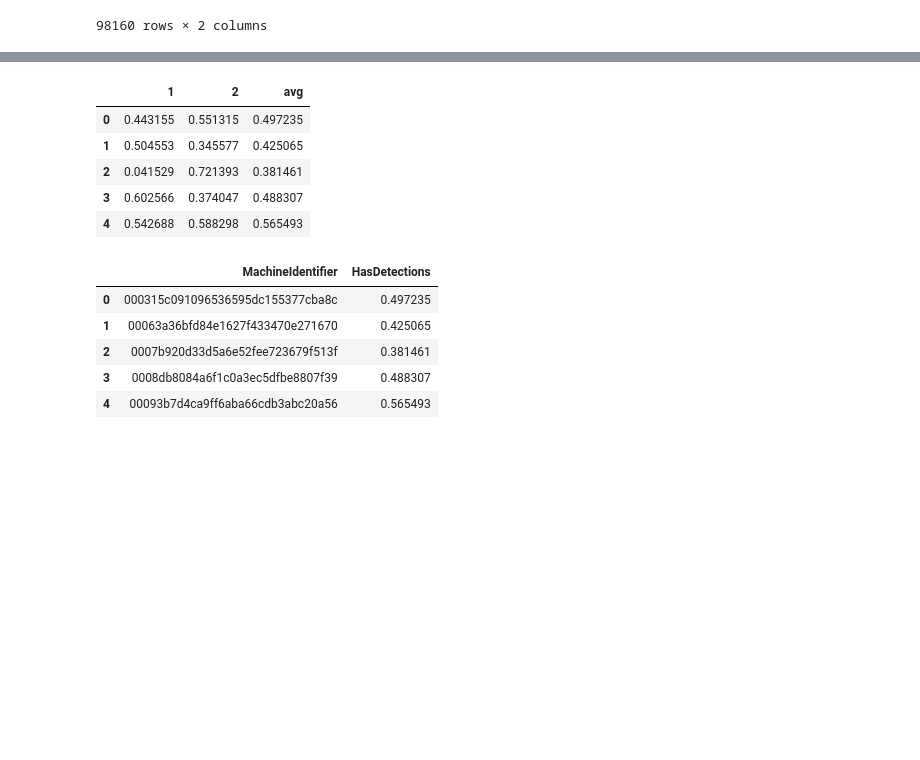
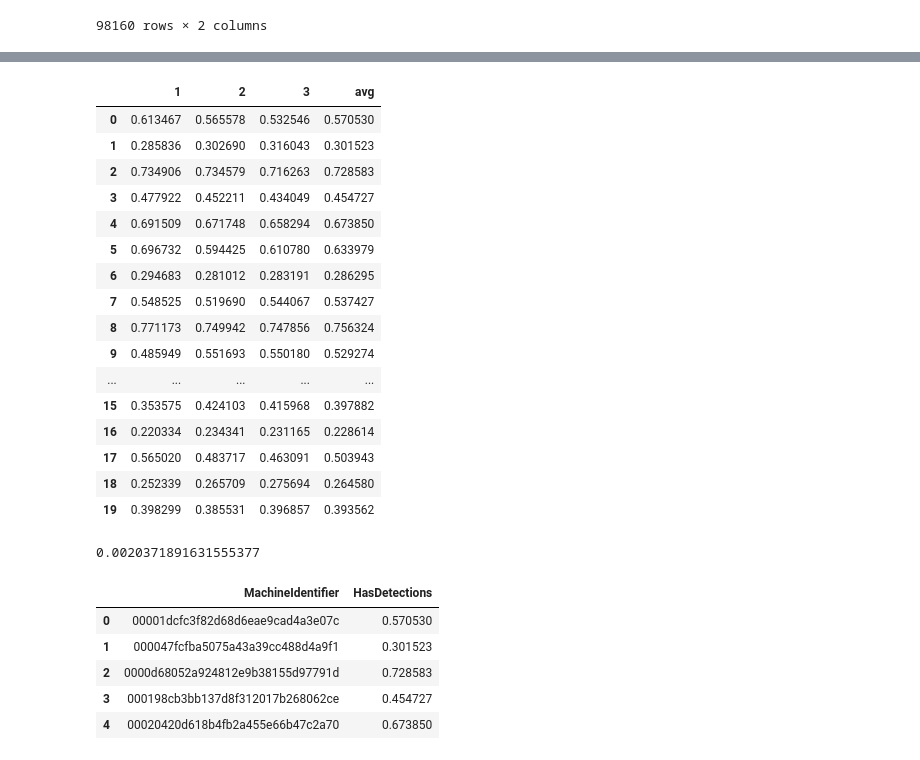
Before and after one commit to rodgomrod/kaggle_microsoft, a Jupyter notebook: Notebooks/models/prueba_ensembler.ipynb, the cells around one changed output, grey strips where cells are left out. Drawn from its saved outputs; the diff is of its cells as text; code cells hidden in the pictures; blank space fills up the shorter version.

```diff
--- a/Notebooks/models/prueba_ensembler.ipynb
+++ b/Notebooks/models/prueba_ensembler.ipynb
@@ -81,8 +81,9 @@ df_prds
 98160 rows × 2 columns
 # %%
 submission_list = [
-    '../../submissions/lgbc_model_4.csv',
-    '../../submissions/lgbc_model_5.csv',
+    '../../submissions/lgbc_model_12.csv',
+    '../../submissions/lgbc_model_10.csv',
+    '../../submissions/lgbc_model_9.csv',
 ]
 # %%
 list_ = list()
@@ -116,23 +128,38 @@ df_sol.head()
 # %%
 df_sol['avg'] = solutions.mean(axis=1)
 # %%
-df_sol.head()
+df_sol.head(20)
 # %% [output]
-|  | 1 | 2 | avg |
-| 0 | 0.443155 | 0.551315 | 0.497235 |
-| 1 | 0.504553 | 0.345577 | 0.425065 |
-| 2 | 0.041529 | 0.721393 | 0.381461 |
-| 3 | 0.602566 | 0.374047 | 0.488307 |
-| 4 | 0.542688 | 0.588298 | 0.565493 |
+|  | 1 | 2 | 3 | avg |
+| 0 | 0.613467 | 0.565578 | 0.532546 | 0.570530 |
+| 1 | 0.285836 | 0.302690 | 0.316043 | 0.301523 |
+| 2 | 0.734906 | 0.734579 | 0.716263 | 0.728583 |
+| 3 | 0.477922 | 0.452211 | 0.434049 | 0.454727 |
+| 4 | 0.691509 | 0.671748 | 0.658294 | 0.673850 |
+| 5 | 0.696732 | 0.594425 | 0.610780 | 0.633979 |
+| 6 | 0.294683 | 0.281012 | 0.283191 | 0.286295 |
+| 7 | 0.548525 | 0.519690 | 0.544067 | 0.537427 |
+| 8 | 0.771173 | 0.749942 | 0.747856 | 0.756324 |
+| 9 | 0.485949 | 0.551693 | 0.550180 | 0.529274 |
+| ... | ... | ... | ... | ... |
+| 15 | 0.353575 | 0.424103 | 0.415968 | 0.397882 |
+| 16 | 0.220334 | 0.234341 | 0.231165 | 0.228614 |
+| 17 | 0.565020 | 0.483717 | 0.463091 | 0.503943 |
+| 18 | 0.252339 | 0.265709 | 0.275694 | 0.264580 |
+| 19 | 0.398299 | 0.385531 | 0.396857 | 0.393562 |
+# %%
+df_sol['avg'].min()
+# %% [output]
+0.0020371891631555377
 # %%
 final_df = pd.DataFrame({'MachineIdentifier': solutions[0], 'HasDetections': df_sol['avg']})
 # %%
 final_df.head()
 # %% [output]
 |  | MachineIdentifier | HasDetections |
-| 0 | 000315c091096536595dc155377cba8c | 0.497235 |
-| 1 | 00063a36bfd84e1627f433470e271670 | 0.425065 |
-| 2 | 0007b920d33d5a6e52fee723679f513f | 0.381461 |
-| 3 | 0008db8084a6f1c0a3ec5dfbe8807f39 | 0.488307 |
-| 4 | 00093b7d4ca9ff6aba66cdb3abc20a56 | 0.565493 |
+| 0 | 00001dcfc3f82d68d6eae9cad4a3e07c | 0.570530 |
+| 1 | 000047fcfba5075a43a39cc488d4a9f1 | 0.301523 |
+| 2 | 0000d68052a924812e9b38155d97791d | 0.728583 |
+| 3 | 000198cb3bb137d8f312017b268062ce | 0.454727 |
+| 4 | 00020420d618b4fb2a455e66b47c2a70 | 0.673850 |
 # %%
```
Also changed, not shown: parts of 3 cells of this notebook, 3 other files.
